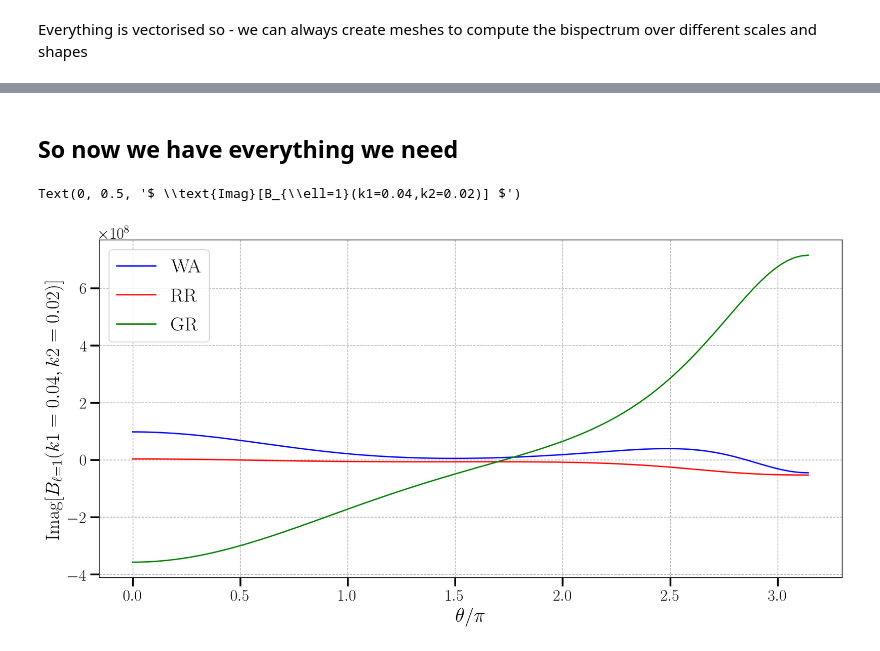
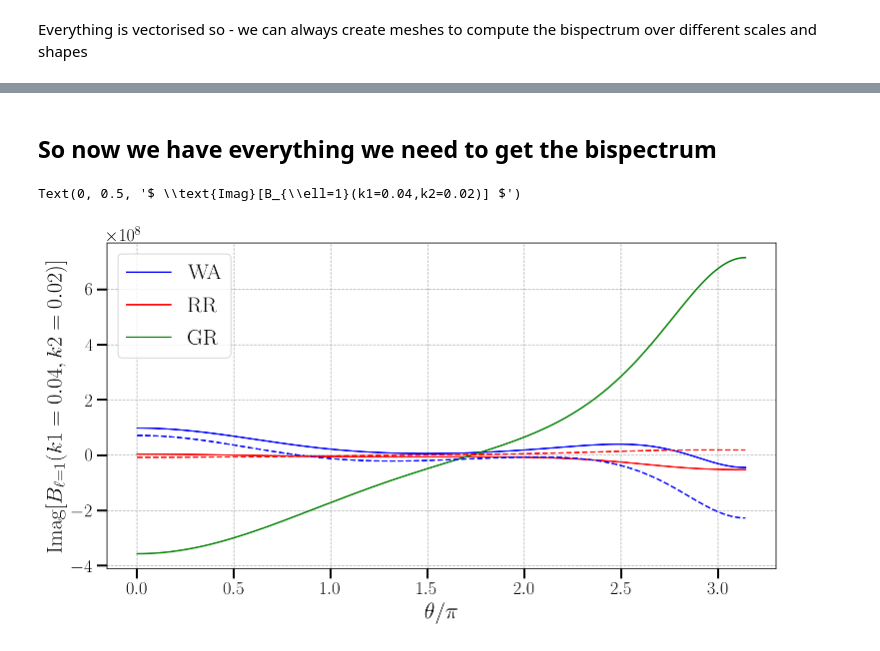
Before and after one commit to craddis1/ws_bk_theory, a Jupyter notebook: example.ipynb, the cells around one changed output, grey strips where cells are left out. Saved outputs shown, nothing was run; the diff lists cells and outputs as text; code cells hidden in the pictures.

```diff
--- a/example.ipynb
+++ b/example.ipynb
@@ -149,20 +172,26 @@ and mixed terms need everything with this ordering
 # %% [markdown]
-## So now we have everything we need
+## So now we have everything we need to get the bispectrum
 # %%
+plt.figure(figsize=(12,6))
+
 #also set LOS to d = x_3
 r=s=0
-
-plt.figure(figsize=(15,7))
-
-#
+#plot first order parts
 plt.plot(theta,WA1.l1(params,r,s).imag,color='blue',label='WA')
 plt.plot(theta,RR1.l1(params,derivs,r,s).imag,color='red',label='RR')
 plt.plot(theta,GR1.l1(params,betas).imag,color='green',label='GR')
+
+#or we could plot say for
+#also set LOS to d = x_1
+r=1;s=0
+plt.plot(theta,WA1.l1(params,r,s).imag,'--',color='blue')
+plt.plot(theta,RR1.l1(params,derivs,r,s).imag,'--',color='red')
+
 
 plt.legend()
 plt.grid(ls='--',lw=0.75)
 plt.xlabel(r'$\theta/ \pi\,$')
 plt.ylabel(r'$ \text{Imag}[B_{\ell=1}(k1=0.04,k2=0.02)] $')
 # %% [output]
 Text(0, 0.5, '$ \\text{Imag}[B_{\\ell=1}(k1=0.04,k2=0.02)] $')
-[figure, old version]
+[figure, new version]
```
Also changed, not shown: parts of 27 cells of this notebook, 23 other files.
